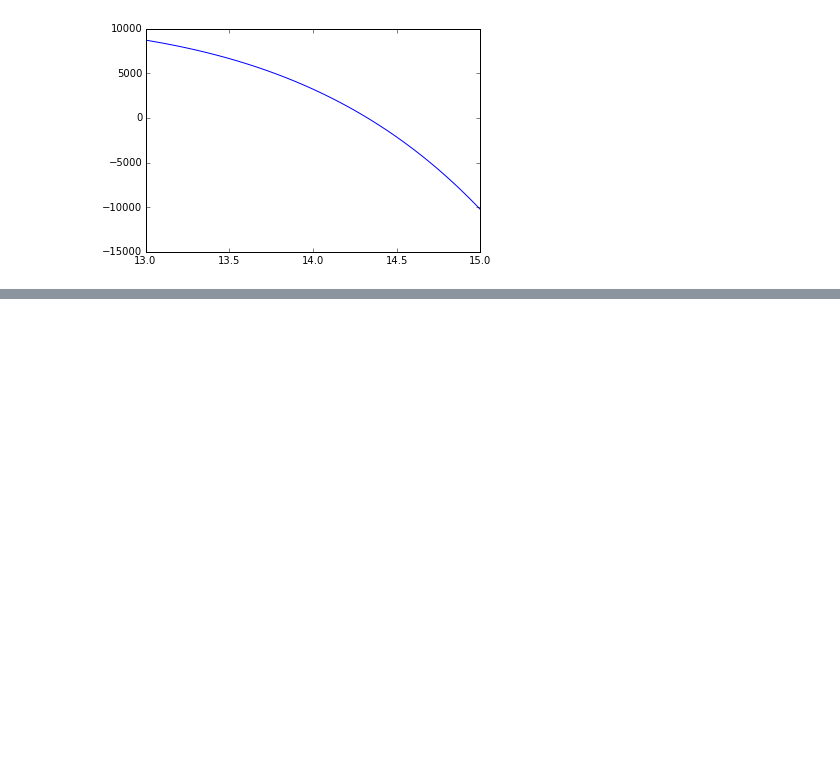
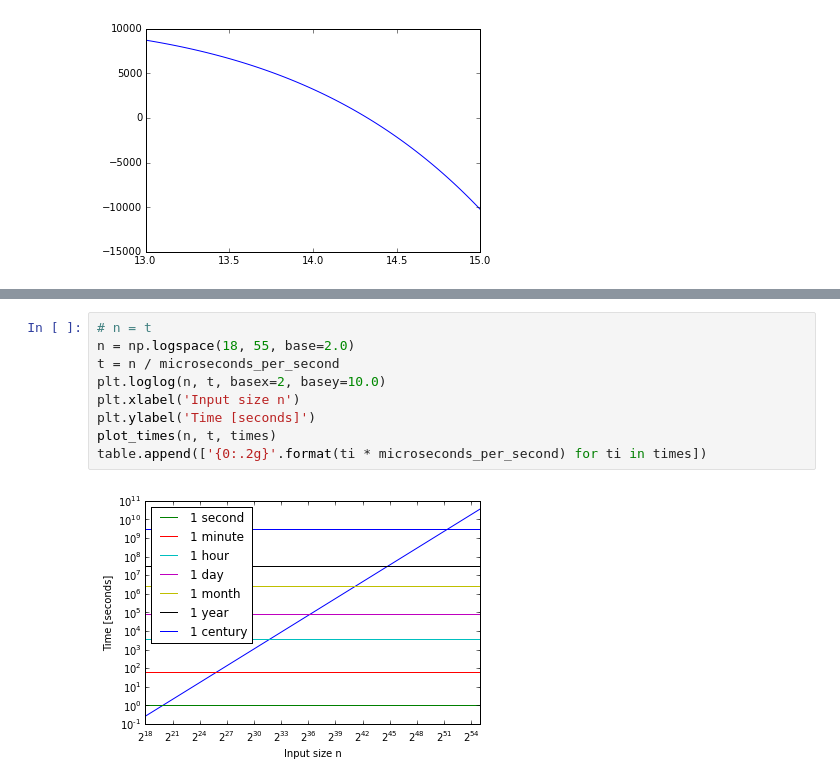
Before and after one commit to hazelnusse/algorithms, a Jupyter notebook: ch01/ch1.ipynb, the cells around one changed output, grey strips where cells are left out. Cells and saved outputs as stored; diff of their text form; blank space fills up the shorter version.

```diff
--- a/ch01/ch1.ipynb
+++ b/ch01/ch1.ipynb
@@ -104,0 +107,11 @@ print(table)
+# %%
+# n = t
+n = np.logspace(18, 55, base=2.0)
+t = n / microseconds_per_second
+plt.loglog(n, t, basex=2, basey=10.0)
+plt.xlabel('Input size n')
+plt.ylabel('Time [seconds]')
+plot_times(n, t, times)
+table.append(['{0:.2g}'.format(ti * microseconds_per_second) for ti in times])
+# %% [output]
+[figure, added]
```
Also changed, not shown: parts of 12 cells of this notebook.
